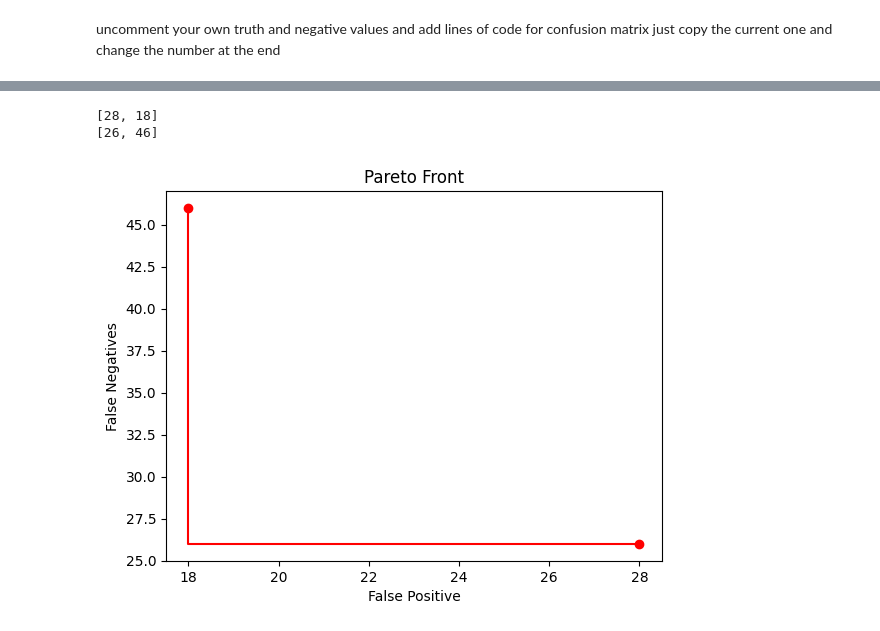
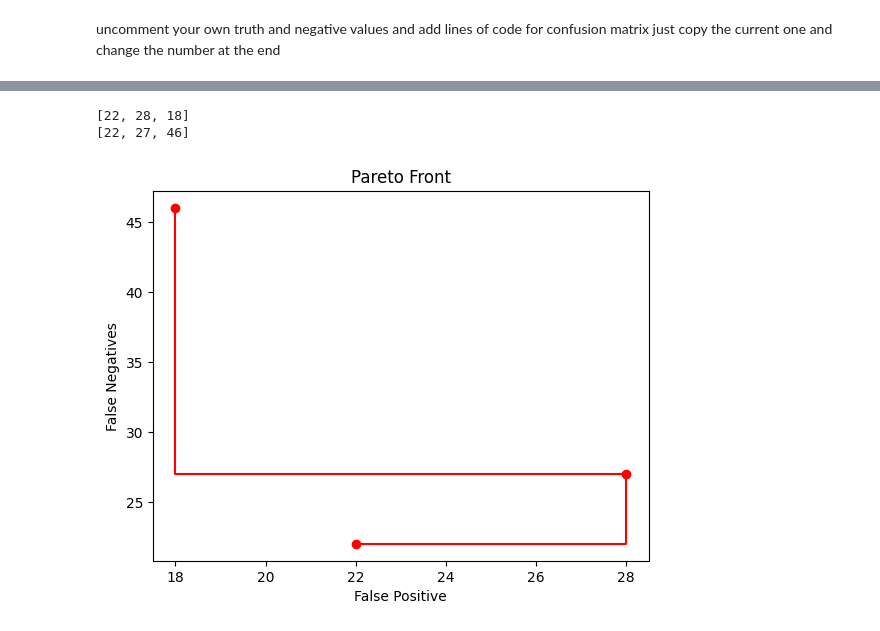
Before and after one commit to jkthom/TitanicMLVIP, a Jupyter notebook: ML-Titanic-Problem/ML-Titanic.ipynb, the cells around one changed output, grey strips where cells are left out. Drawn from its saved outputs; the diff is of its cells as text; code cells hidden in the pictures.

Commit message:
updated to include k-nearest neighbors model

```diff
--- a/ML-Titanic-Problem/ML-Titanic.ipynb
+++ b/ML-Titanic-Problem/ML-Titanic.ipynb
@@ -119,0 +116,26 @@ np.random.seed(100)
+# %%
+#Lorien
+random.seed(100)
+np.random.seed(100)
+
+from sklearn.neighbors import KNeighborsClassifier
+from sklearn.metrics import accuracy_score
+
+k_range = range(1, 26)
+scores = []
+
+for k in k_range:
+  knn = KNeighborsClassifier(n_neighbors=k)
+  knn.fit(X_train.values, y_train.values)
+  y_pred = knn.predict(X_test.values)
+  scores.append(k)
+
+  scores.append(accuracy_score(y_test, y_pred))
+
+print(scores)
+
+knn = KNeighborsClassifier(n_neighbors=16)
+knn.fit(X_train.values, y_train.values)
+y_pred3 = knn.predict(X_test.values)
+y_truth3 = y_test.values
+print(accuracy_score(y_truth3, y_pred3))
@@ -153,13 +178,19 @@ uncomment your own truth and negative values and add lines of code for confusion
 # %%
 tn1, fp1, fn1, tp1 = confusion_matrix(y_truth1, y_pred1).ravel() # Linear Model
 tn2, fp2, fn2, tp2 = confusion_matrix(y_truth2, y_pred2).ravel() # Gradient Boost
-#tn3, fp3, fn3, tp3 = confusion_matrix(y_truth3, y_pred3).ravel()
+tn3, fp3, fn3, tp3 = confusion_matrix(y_truth3, y_pred3).ravel() # K-Nearest Neighbors
 #tn4, fp4, fn4, tp4 = confusion_matrix(y_truth4, y_pred4).ravel()
 #tn5, fp5, fn5, tp5 = confusion_matrix(y_truth5, y_pred5).ravel()
 #tn6, fp6, fn6, tp6 = confusion_matrix(y_truth6, y_pred6).ravel()
 print("Confusion Matrix for Linear Model")
 print(confusion_matrix(y_truth1, y_pred1, labels=[0, 1]))
 print("")
+print("Confusion Matrix for K Gradient Boost Model")
+print(confusion_matrix(y_truth2, y_pred2, labels=[0, 1]))
+print("")
+print("Confusion Matrix for K Nearest Neighbors Model")
+print(confusion_matrix(y_truth3, y_pred3, labels=[0, 1]))
+print("")
 # %% [output]
 Confusion Matrix for Linear Model
 [[173  18]
@@ -167,19 +206,19 @@ Confusion Matrix for Linear Model
 # %%
-fitness_1 = [fp2, fp1] # when u add your algorithm add fp<number> into the list to plot the pareto front
-fitness_2 = [fn2, fn1] # when u add your algorithm add fn<number> into the list to plot the pareto front
+fitness_1 = [fp3, fp2, fp1] # when u add your algorithm add fp<number> into the list to plot the pareto front
+fitness_2 = [fp3, fn2, fn1] # when u add your algorithm add fn<number> into the list to plot the pareto front
 print(fitness_1)
 print(fitness_2)
 
 plt.scatter(fitness_1, fitness_2, color='r')
 plt.plot(fitness_1, fitness_2, color='r', drawstyle='steps-post')
 plt.xlabel("False Positive")
 plt.ylabel("False Negatives")
 plt.title("Pareto Front")
 plt.show()
 
 f1 = np.array(fitness_1)
 f2 = np.array(fitness_2)
 # %% [output]
-[28, 18]
-[26, 46]
+[22, 28, 18]
+[22, 27, 46]
-[figure, old version]
+[figure, new version]
```
Also changed, not shown: parts of 3 cells of this notebook.
